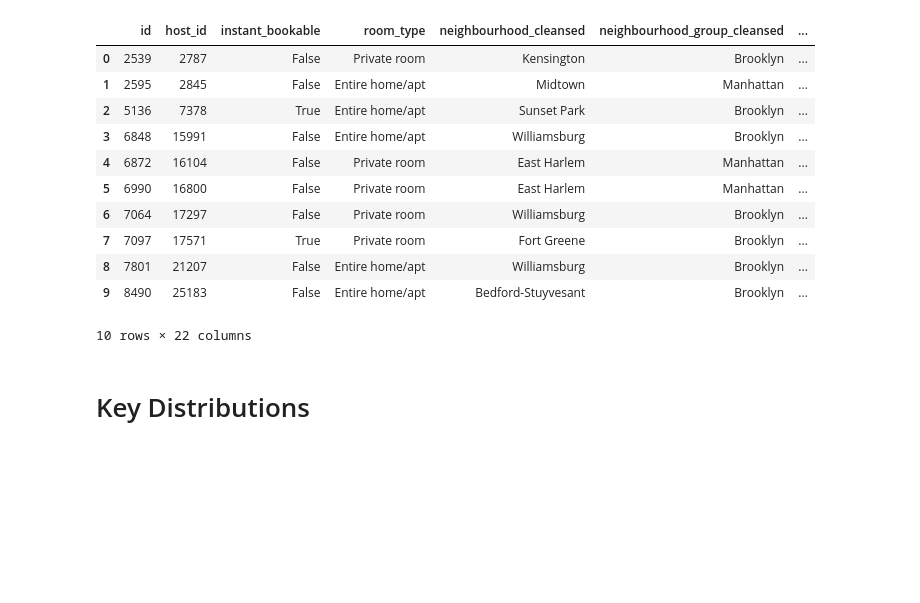
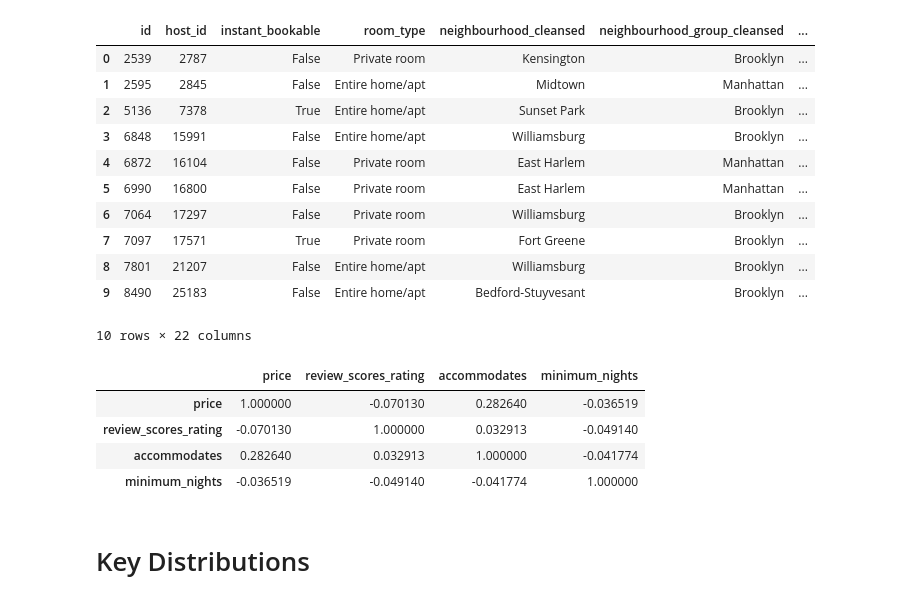
Before and after one commit to lezhangg/airbnb-marketplace-ab-test, a Jupyter notebook: notebook/01_data_loading_eda.ipynb, the cells around one changed output. Cells and saved outputs as stored; diff of their text form; code cells hidden in the pictures; blank space fills up the shorter version.

```diff
--- a/notebook/01_data_loading_eda.ipynb
+++ b/notebook/01_data_loading_eda.ipynb
@@ -408,6 +411,18 @@ listings_clean.head(10)
 | 8 | 7801 | 21207 | False | Entire home/apt | Williamsburg | Brooklyn | ... |
 | 9 | 8490 | 25183 | False | Entire home/apt | Bedford-Stuyvesant | Brooklyn | ... |
 10 rows × 22 columns
+# %%
+# multicollinearity check -- all correlations below 0.3
+# no concerning collinearity between continuous matching variables
+# check correlation between matching variables
+continuous_vars = ['price', 'review_scores_rating', 'accommodates', 'minimum_nights']
+listings_clean[continuous_vars].corr()
+# %% [output]
+|  | price | review_scores_rating | accommodates | minimum_nights |
+| price | 1.000000 | -0.070130 | 0.282640 | -0.036519 |
+| review_scores_rating | -0.070130 | 1.000000 | 0.032913 | -0.049140 |
+| accommodates | 0.282640 | 0.032913 | 1.000000 | -0.041774 |
+| minimum_nights | -0.036519 | -0.049140 | -0.041774 | 1.000000 |
 # %% [markdown]
 # Key Distributions
 # %% [markdown]
```
Also changed, not shown: parts of 3 cells of this notebook, 3 other files.
